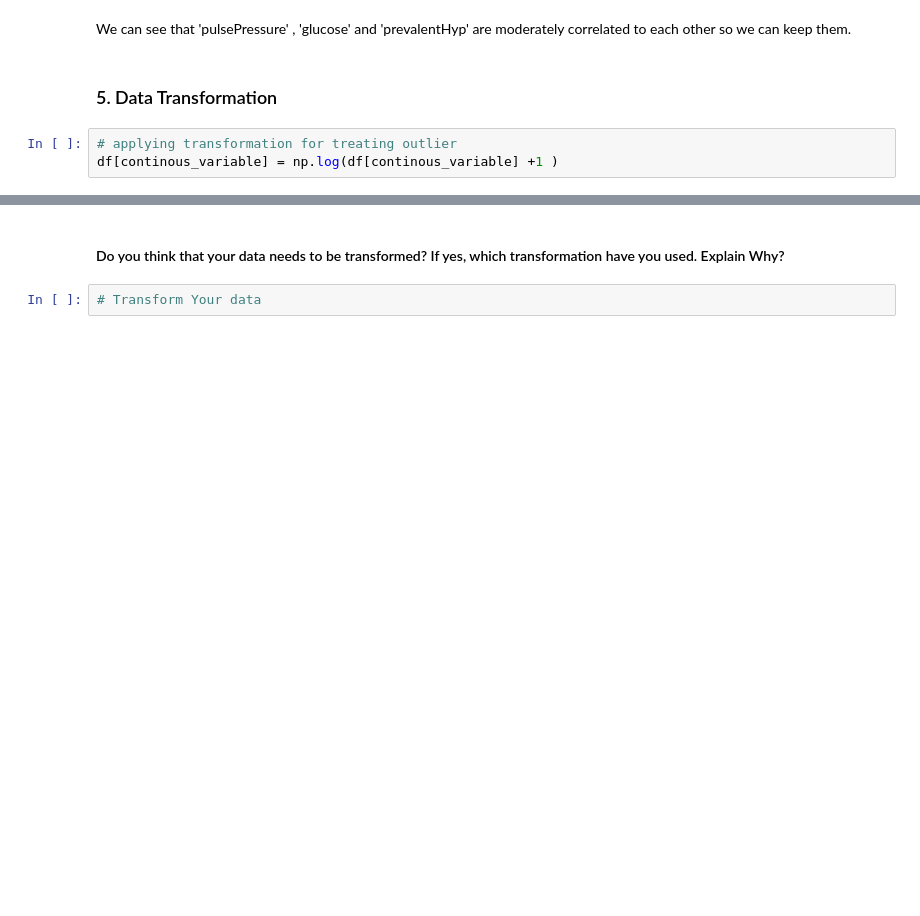
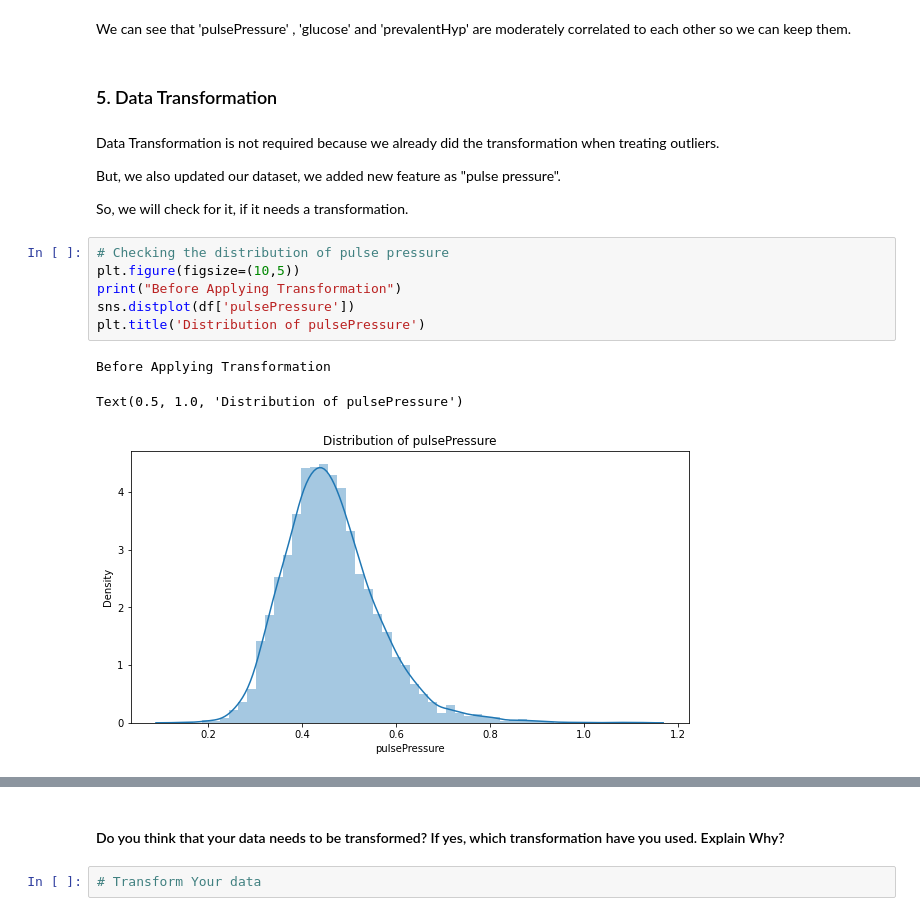
Before and after one commit to Shraddha6999/CARDIOVASCULAR-RISK-PREDICTION-, a Jupyter notebook: Cardiovascular_Risk_Prediction.ipynb, the cells around one changed output, grey strips where cells are left out. Drawn from its saved outputs; the diff is of its cells as text; blank space fills up the shorter version.

```diff
--- a/Cardiovascular_Risk_Prediction.ipynb
+++ b/Cardiovascular_Risk_Prediction.ipynb
@@ -1243,6 +1257,19 @@ sns.heatmap((correlation), annot=True, cmap=sns.color_palette("mako", as_cmap=Tr
 We can see that 'pulsePressure' , 'glucose' and 'prevalentHyp' are moderately correlated to each other so we can keep them.
 # %% [markdown]
 ### 5. Data Transformation
-# %%
-# applying transformation for treating outlier
-df[continous_variable] = np.log(df[continous_variable] +1 )
+# %% [markdown]
+Data Transformation is not required because we already did the transformation when treating outliers.
+
+But, we also updated our dataset, we added new feature as "pulse pressure".
+
+So, we will check for it, if it needs a transformation.
+# %%
+# Checking the distribution of pulse pressure
+plt.figure(figsize=(10,5))
+print("Before Applying Transformation")
+sns.distplot(df['pulsePressure'])
+plt.title('Distribution of pulsePressure')
+# %% [output]
+Before Applying Transformation
+Text(0.5, 1.0, 'Distribution of pulsePressure')
+[figure, added]
```
Also changed, not shown: parts of 68 cells of this notebook.
